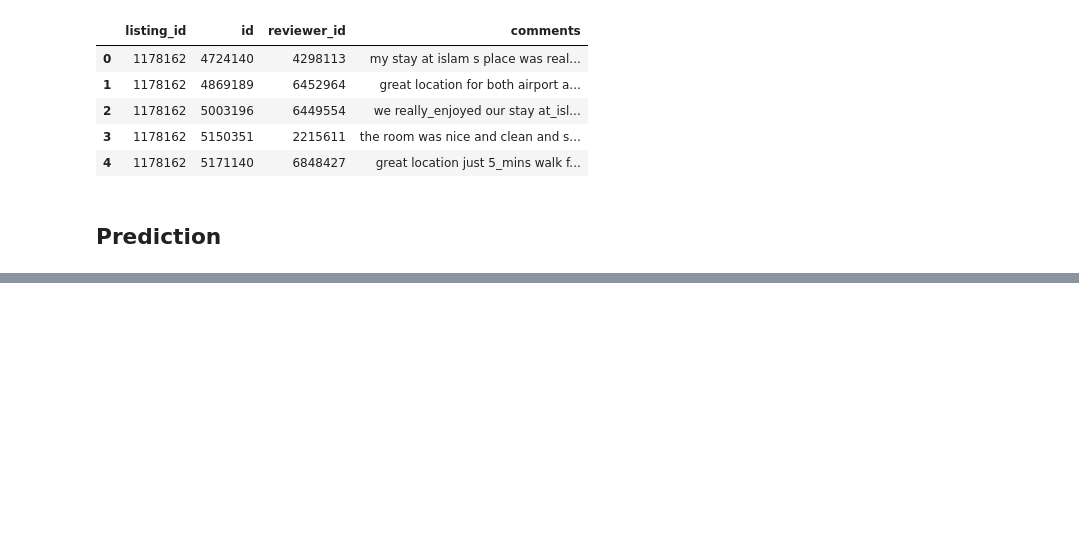
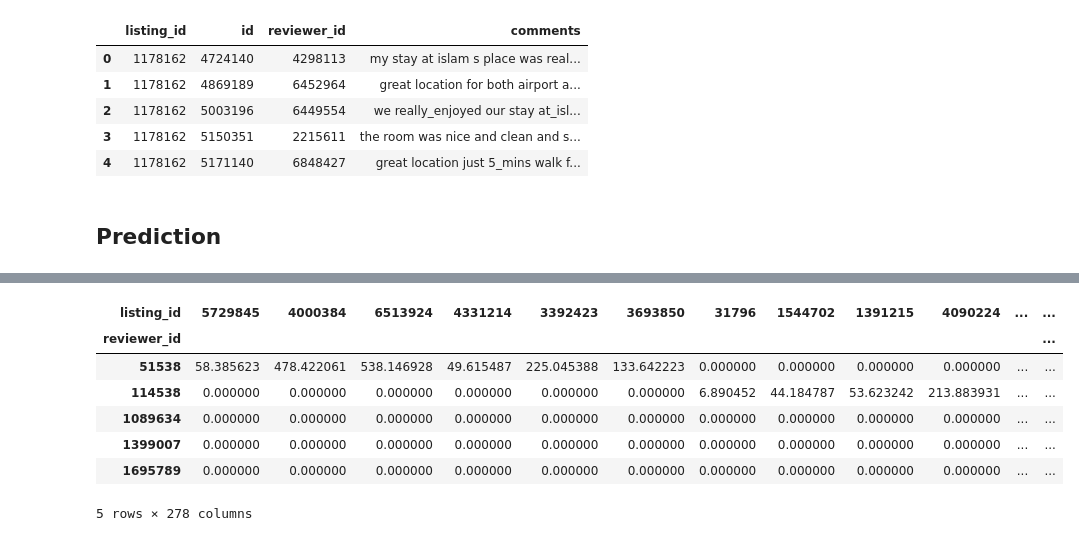
Before and after one commit to guo950625/Boston-Airbnb-Analysis, a Jupyter notebook: SentimentAnalysis/Unsupervised_sentiment_analysis.ipynb, the cells around one changed output, grey strips where cells are left out. Drawn from its saved outputs; the diff is of its cells as text; code cells hidden in the pictures; blank space fills up the shorter version.

```diff
--- a/SentimentAnalysis/Unsupervised_sentiment_analysis.ipynb
+++ b/SentimentAnalysis/Unsupervised_sentiment_analysis.ipynb
@@ -233,0 +296,22 @@ replacement_df.to_csv('UnsupervisedSentimentAnalysis.csv')
+# %%
+columns = 278
+rows = 67
+
+for i in range(0,rows):
+
+    for j in range(0,columns):
+
+        f = review_score[(review_score['reviewer_id']== df_user_listing.index[i]) & (review_score['listing_id'] == df_user_listing.columns[j])]
+        if  f.shape[0] != 0:
+            df_user_listing.iloc[i,j] = f['sentiment_rate'].iloc[0]
+
+df_user_listing.head()
+# %% [output]
+| listing_id | 5729845 | 4000384 | 6513924 | 4331214 | 3392423 | 3693850 | 31796 | 1544702 | 1391215 | 4090224 | ... | ... |
+| reviewer_id |  |  |  |  |  |  |  |  |  |  |  | ... |
+| 51538 | 58.385623 | 478.422061 | 538.146928 | 49.615487 | 225.045388 | 133.642223 | 0.000000 | 0.000000 | 0.000000 | 0.000000 | ... | ... |
+| 114538 | 0.000000 | 0.000000 | 0.000000 | 0.000000 | 0.000000 | 0.000000 | 6.890452 | 44.184787 | 53.623242 | 213.883931 | ... | ... |
+| 1089634 | 0.000000 | 0.000000 | 0.000000 | 0.000000 | 0.000000 | 0.000000 | 0.000000 | 0.000000 | 0.000000 | 0.000000 | ... | ... |
+| 1399007 | 0.000000 | 0.000000 | 0.000000 | 0.000000 | 0.000000 | 0.000000 | 0.000000 | 0.000000 | 0.000000 | 0.000000 | ... | ... |
+| 1695789 | 0.000000 | 0.000000 | 0.000000 | 0.000000 | 0.000000 | 0.000000 | 0.000000 | 0.000000 | 0.000000 | 0.000000 | ... | ... |
+5 rows × 278 columns
```
Also changed, not shown: parts of 24 cells of this notebook.
